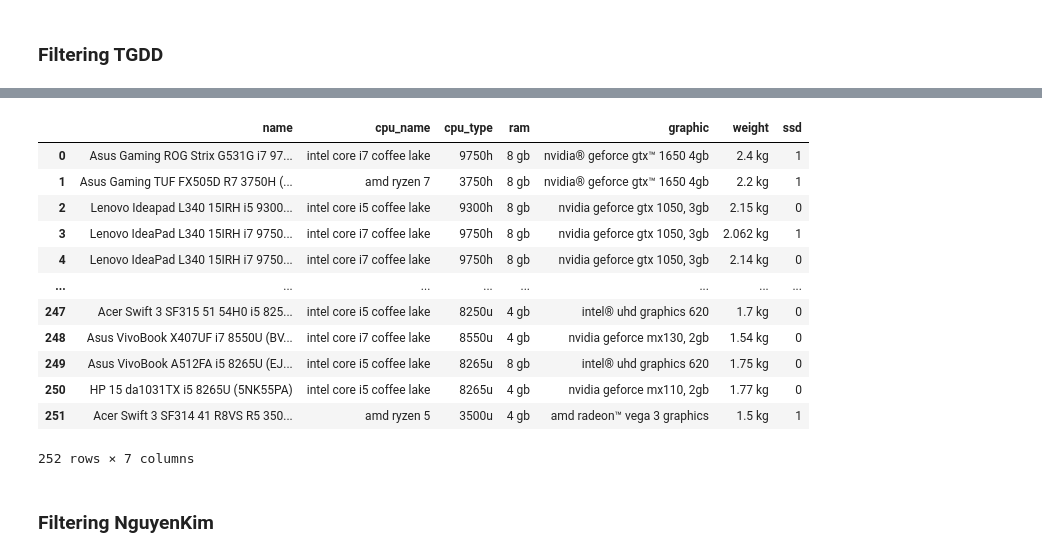
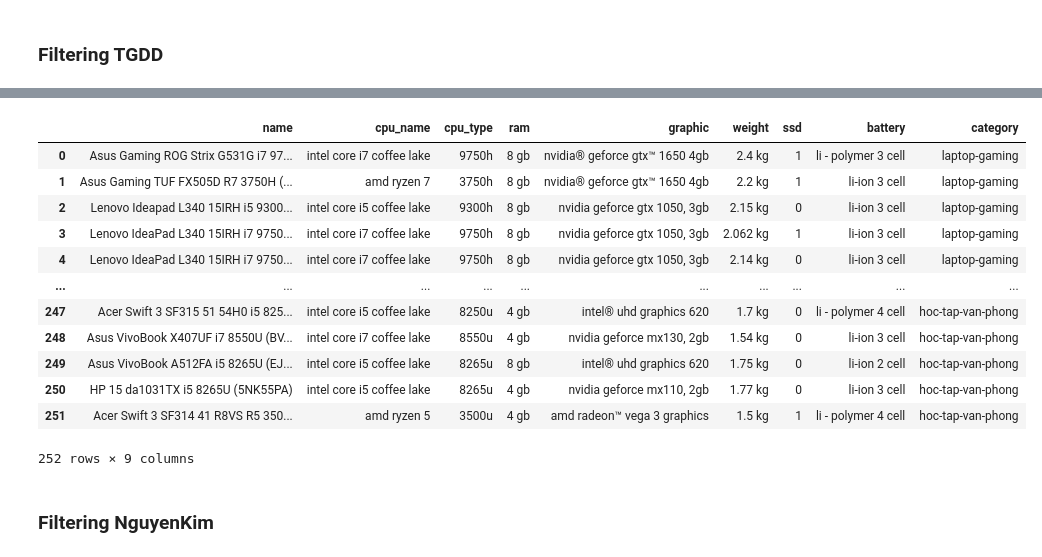
Before and after one commit to beohoang98/CS_DataScience_Project, a Jupyter notebook: crawler/Merge.ipynb, the cells around one changed output, grey strips where cells are left out. Cells and saved outputs as stored; diff of their text form; code cells hidden in the pictures.

```diff
--- a/crawler/Merge.ipynb
+++ b/crawler/Merge.ipynb
@@ -67,8 +73,10 @@ for i in df_tgdd.disk:
     else:
         ssd=0
     have_ssd.append(ssd)
-new_tgdd = df_tgdd.drop(['link','screen_port','id','screen_size','battery', 'review_count', 'review_point', 'brand'],axis=1)
+new_tgdd = df_tgdd.drop(['link', 'screen_port','id', 'review_count', 'review_point', 'brand'],axis=1)
+new_tgdd['category'] = new_tgdd['tag']
 new_tgdd['ssd'] = have_ssd
+new_tgdd = new_tgdd.drop('tag', axis=1)
 # %%
 new_tgdd
 # %% [output]
@@ -88,22 +96,26 @@ new_tgdd
 # %%
-data_2={'name':new_tgdd.title, 'cpu_name':new_tgdd.cpu_tech,'cpu_type':new_tgdd.cpu_type,
-       'ram':new_tgdd.ram,'graphic':new_tgdd.graphic_card,'weight':new_tgdd.weight,'ssd':new_tgdd.ssd}
+data_2={
+    'name':new_tgdd.title, 'cpu_name':new_tgdd.cpu_tech,'cpu_type':new_tgdd.cpu_type,
+   'ram':new_tgdd.ram,'graphic':new_tgdd.graphic_card,'weight':new_tgdd.weight,'ssd':new_tgdd.ssd,
+    'battery': new_tgdd.battery,
+   'category': new_tgdd.category,
+}
 df_2=pd.DataFrame(data_2)
 df_2
 # %% [output]
-|  | name | cpu_name | cpu_type | ram | graphic | weight | ssd |
-| 0 | Asus Gaming ROG Strix G531G i7 97... | intel core i7 coffee lake | 9750h | 8 gb | nvidia® geforce gtx™ 1650 4gb | 2.4 kg | 1 |
-| 1 | Asus Gaming TUF FX505D R7 3750H (... | amd ryzen 7 | 3750h | 8 gb | nvidia® geforce gtx™ 1650 4gb | 2.2 kg | 1 |
-| 2 | Lenovo Ideapad L340 15IRH i5 9300... | intel core i5 coffee lake | 9300h | 8 gb | nvidia geforce gtx 1050, 3gb | 2.15 kg | 0 |
-| 3 | Lenovo IdeaPad L340 15IRH i7 9750... | intel core i7 coffee lake | 9750h | 8 gb | nvidia geforce gtx 1050, 3gb | 2.062 kg | 1 |
-| 4 | Lenovo IdeaPad L340 15IRH i7 9750... | intel core i7 coffee lake | 9750h | 8 gb | nvidia geforce gtx 1050, 3gb | 2.14 kg | 0 |
-| ... | ... | ... | ... | ... | ... | ... | ... |
-| 247 | Acer Swift 3 SF315 51 54H0 i5 825... | intel core i5 coffee lake | 8250u | 4 gb | intel® uhd graphics 620 | 1.7 kg | 0 |
-| 248 | Asus VivoBook X407UF i7 8550U (BV... | intel core i7 coffee lake | 8550u | 4 gb | nvidia geforce mx130, 2gb | 1.54 kg | 0 |
-| 249 | Asus VivoBook A512FA i5 8265U (EJ... | intel core i5 coffee lake | 8265u | 8 gb | intel® uhd graphics 620 | 1.75 kg | 0 |
-| 250 | HP 15 da1031TX i5 8265U (5NK55PA) | intel core i5 coffee lake | 8265u | 4 gb | nvidia geforce mx110, 2gb | 1.77 kg | 0 |
-| 251 | Acer Swift 3 SF314 41 R8VS R5 350... | amd ryzen 5 | 3500u | 4 gb | amd radeon™ vega 3 graphics | 1.5 kg | 1 |
+|  | name | cpu_name | cpu_type | ram | graphic | weight | ssd | battery | category |
+| 0 | Asus Gaming ROG Strix G531G i7 97... | intel core i7 coffee lake | 9750h | 8 gb | nvidia® geforce gtx™ 1650 4gb | 2.4 kg | 1 | li - polymer 3 cell | laptop-gaming |
+| 1 | Asus Gaming TUF FX505D R7 3750H (... | amd ryzen 7 | 3750h | 8 gb | nvidia® geforce gtx™ 1650 4gb | 2.2 kg | 1 | li-ion 3 cell | laptop-gaming |
+| 2 | Lenovo Ideapad L340 15IRH i5 9300... | intel core i5 coffee lake | 9300h | 8 gb | nvidia geforce gtx 1050, 3gb | 2.15 kg | 0 | li-ion 3 cell | laptop-gaming |
+| 3 | Lenovo IdeaPad L340 15IRH i7 9750... | intel core i7 coffee lake | 9750h | 8 gb | nvidia geforce gtx 1050, 3gb | 2.062 kg | 1 | li-ion 3 cell | laptop-gaming |
+| 4 | Lenovo IdeaPad L340 15IRH i7 9750... | intel core i7 coffee lake | 9750h | 8 gb | nvidia geforce gtx 1050, 3gb | 2.14 kg | 0 | li-ion 3 cell | laptop-gaming |
+| ... | ... | ... | ... | ... | ... | ... | ... | ... | ... |
+| 247 | Acer Swift 3 SF315 51 54H0 i5 825... | intel core i5 coffee lake | 8250u | 4 gb | intel® uhd graphics 620 | 1.7 kg | 0 | li - polymer 4 cell | hoc-tap-van-phong |
+| 248 | Asus VivoBook X407UF i7 8550U (BV... | intel core i7 coffee lake | 8550u | 4 gb | nvidia geforce mx130, 2gb | 1.54 kg | 0 | li-ion 3 cell | hoc-tap-van-phong |
+| 249 | Asus VivoBook A512FA i5 8265U (EJ... | intel core i5 coffee lake | 8265u | 8 gb | intel® uhd graphics 620 | 1.75 kg | 0 | li-ion 2 cell | hoc-tap-van-phong |
+| 250 | HP 15 da1031TX i5 8265U (5NK55PA) | intel core i5 coffee lake | 8265u | 4 gb | nvidia geforce mx110, 2gb | 1.77 kg | 0 | li-ion 3 cell | hoc-tap-van-phong |
+| 251 | Acer Swift 3 SF314 41 R8VS R5 350... | amd ryzen 5 | 3500u | 4 gb | amd radeon™ vega 3 graphics | 1.5 kg | 1 | li - polymer 4 cell | hoc-tap-van-phong |
-252 rows × 7 columns
+252 rows × 9 columns
 # %% [markdown]
 ### Filtering NguyenKim
 # %%
```
Also changed, not shown: parts of 5 cells of this notebook, 1 other file.
